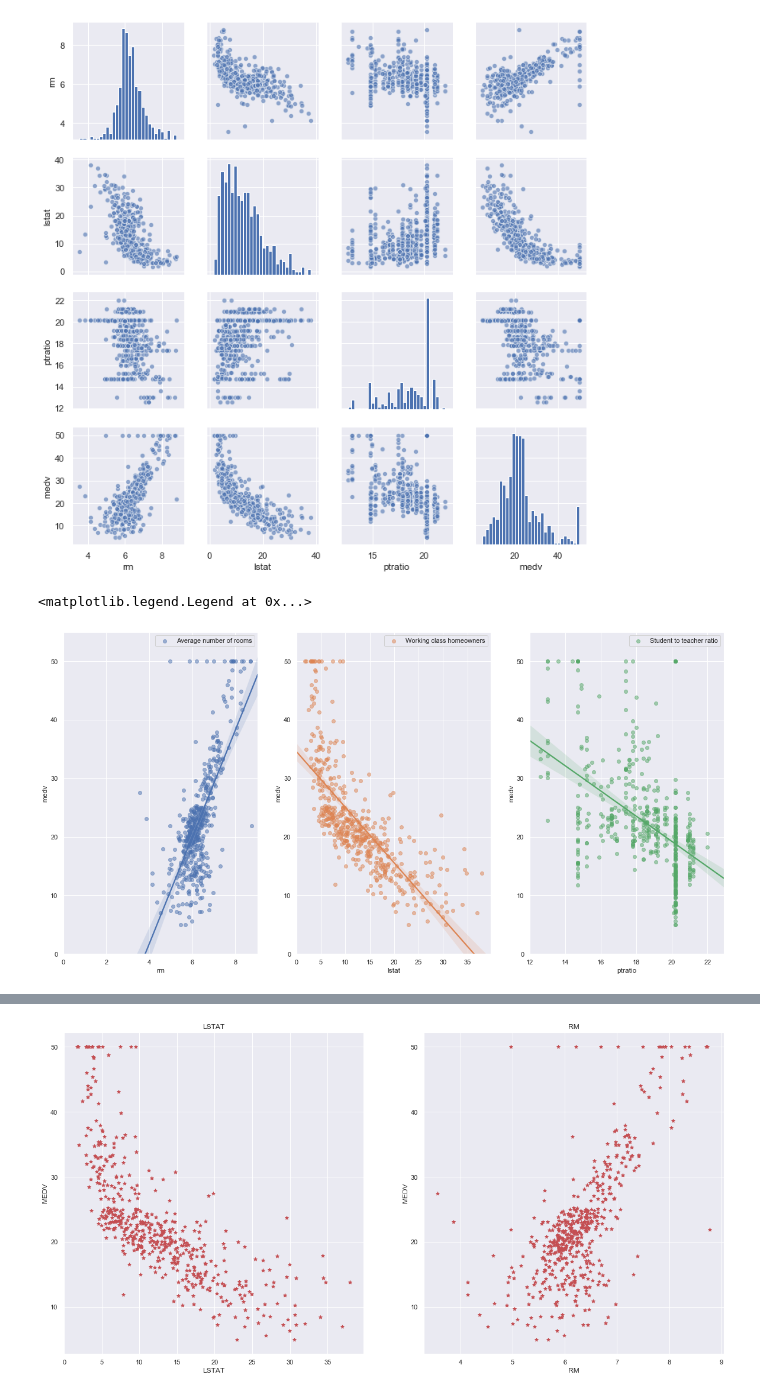
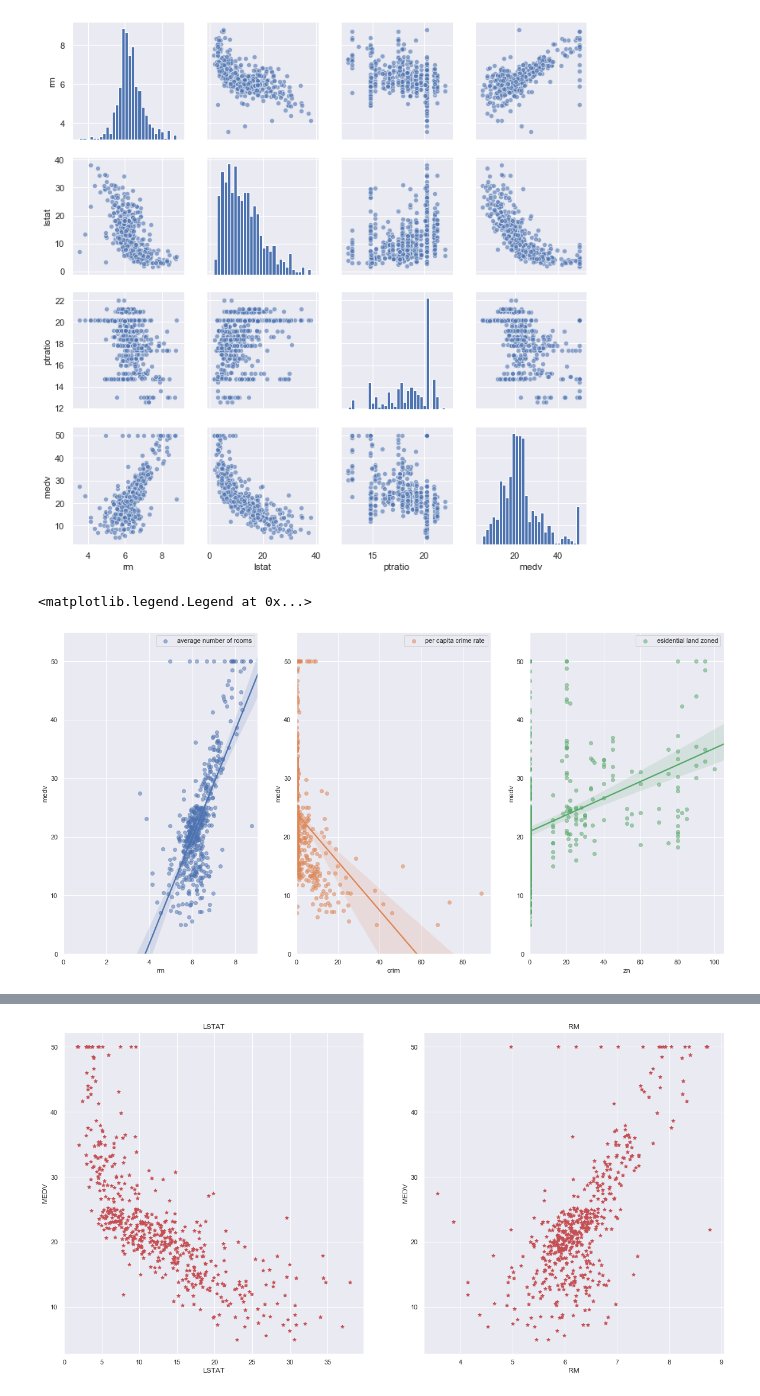
Before and after one commit to G00364690/MLS-Project, a Jupyter notebook: MLS Project.ipynb, the cells around one changed output, grey strips where cells are left out. Saved outputs shown, nothing was run; the diff lists cells and outputs as text; code cells hidden in the pictures.

```diff
--- a/MLS Project.ipynb
+++ b/MLS Project.ipynb
@@ -160,21 +162,24 @@ sns.pairplot(df[feature_var], plot_kws={'alpha':0.6}, diag_kws={'bins':30})
 # %%
 #Use Seaborn instead of matplotlib for best fit line
 #https://subscription.packtpub.com/book/programming/9781789804744/1/ch01lvl1sec11/our-first-analysis-the-boston-housing-dataset
 import matplotlib
 sns.set(rc={'figure.figsize':(20,10)})
 fig, ax = plt.subplots(1, 3)
-r = sns.regplot('rm', 'medv', df, ax=ax[0], label='Average number of rooms', scatter_kws={'alpha': 0.5})
-r.set(ylim=(0, 55))
-r.set(xlim=(0, None))
-r.legend()
-l = sns.regplot('lstat', 'medv', df, ax=ax[1], label='Working class homeowners', scatter_kws={'alpha': 0.5})
-l.set(ylim=(0, 55))
-l.set(xlim=(0, None))
-l.legend()
-p = sns.regplot('ptratio', 'medv', df, ax=ax[2], label='Student to teacher ratio', scatter_kws={'alpha': 0.5})
-p.set(ylim=(0, 55))
-p.set(xlim=(12, None))
-p.legend()
+
+rm = sns.regplot('rm', 'medv', df, ax=ax[0], label='average number of rooms', scatter_kws={'alpha': 0.5})
+rm.set(ylim=(0, 55))
+rm.set(xlim=(0, None))
+rm.legend()
+
+crim = sns.regplot('crim', 'medv', df, ax=ax[1], label='per capita crime rate', scatter_kws={'alpha': 0.5})
+crim.set(ylim=(0, 55))
+crim.set(xlim=(0, None))
+crim.legend()
+
+zn = sns.regplot('zn', 'medv', df, ax=ax[2], label='esidential land zoned', scatter_kws={'alpha': 0.5})
+zn.set(ylim=(0, 55))
+zn.set(xlim=(0, None))
+zn.legend()
 # %% [output]
 <matplotlib.legend.Legend at 0x...>
-[figure, old version]
+[figure, new version]
```
Also changed, not shown: parts of 5 cells of this notebook.
